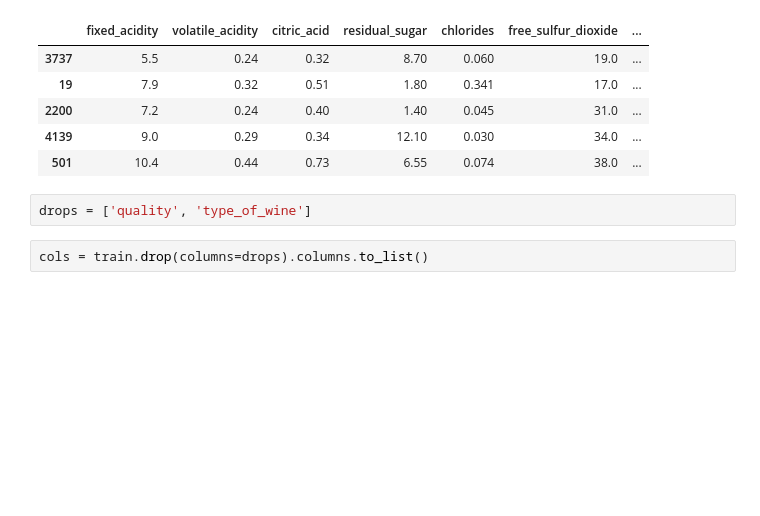
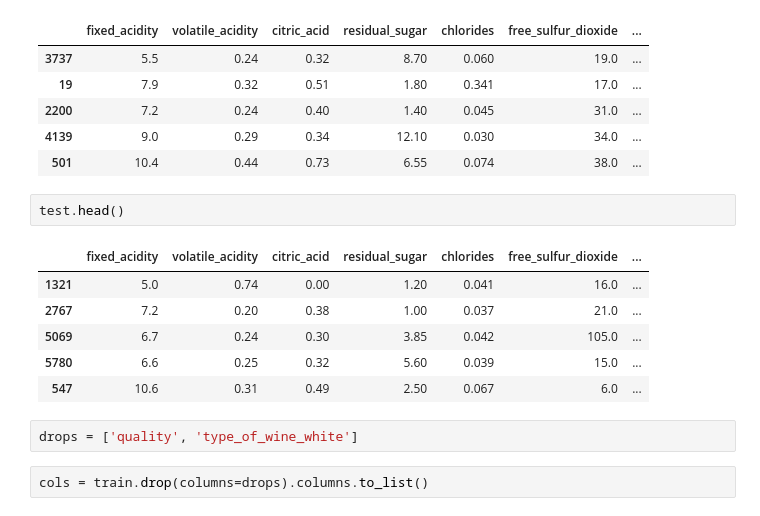
Before and after one commit to Wine-qualitity/wine-qualitiy-model, a Jupyter notebook: modeling.ipynb, the cells around one changed output. Cells and saved outputs as stored; diff of their text form; blank space fills up the shorter version.

```diff
--- a/modeling.ipynb
+++ b/modeling.ipynb
@@ -23,8 +23,17 @@ train.head()
 | 2200 | 7.2 | 0.24 | 0.40 | 1.40 | 0.045 | 31.0 | ... |
 | 4139 | 9.0 | 0.29 | 0.34 | 12.10 | 0.030 | 34.0 | ... |
 | 501 | 10.4 | 0.44 | 0.73 | 6.55 | 0.074 | 38.0 | ... |
+# %%
+test.head()
+# %% [output]
+|  | fixed_acidity | volatile_acidity | citric_acid | residual_sugar | chlorides | free_sulfur_dioxide | ... |
+| 1321 | 5.0 | 0.74 | 0.00 | 1.20 | 0.041 | 16.0 | ... |
+| 2767 | 7.2 | 0.20 | 0.38 | 1.00 | 0.037 | 21.0 | ... |
+| 5069 | 6.7 | 0.24 | 0.30 | 3.85 | 0.042 | 105.0 | ... |
+| 5780 | 6.6 | 0.25 | 0.32 | 5.60 | 0.039 | 15.0 | ... |
+| 547 | 10.6 | 0.31 | 0.49 | 2.50 | 0.067 | 6.0 | ... |
 # %%
-drops = ['quality', 'type_of_wine']
+drops = ['quality', 'type_of_wine_white']
 # %%
 cols = train.drop(columns=drops).columns.to_list()
 # %%
```
Also changed, not shown: parts of 13 cells of this notebook, 2 other files.
